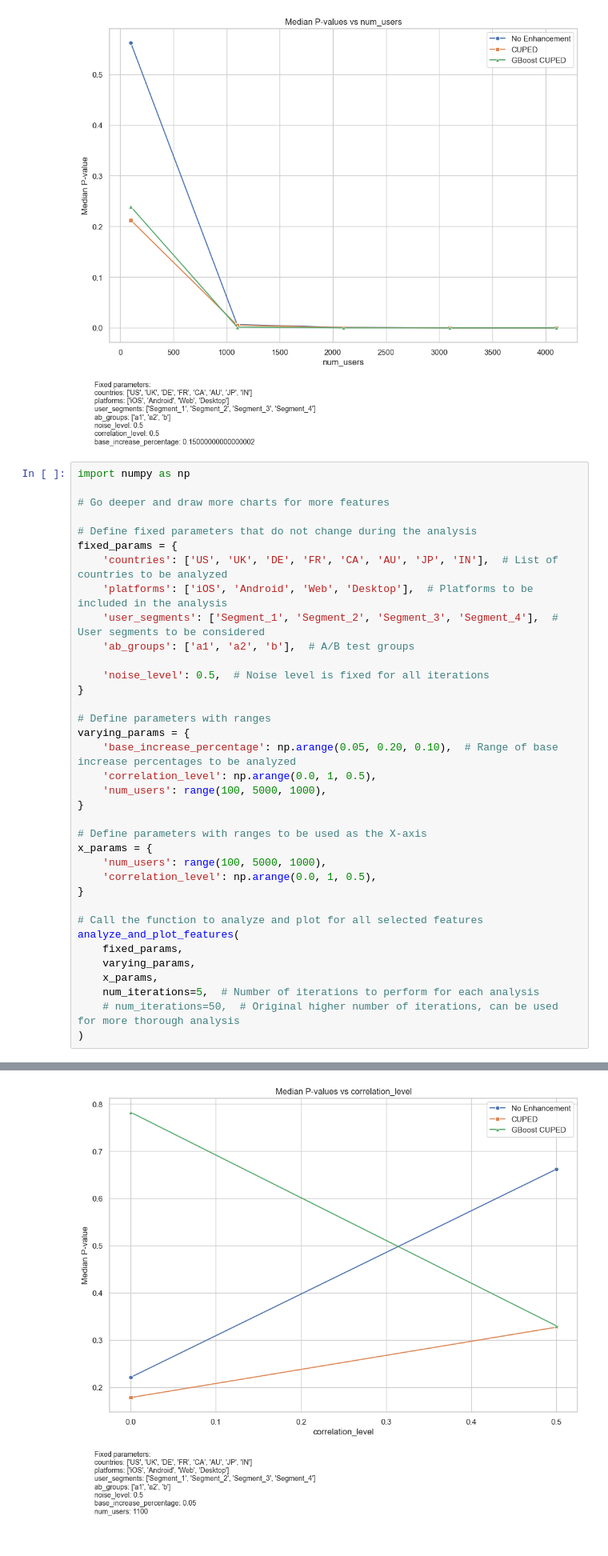
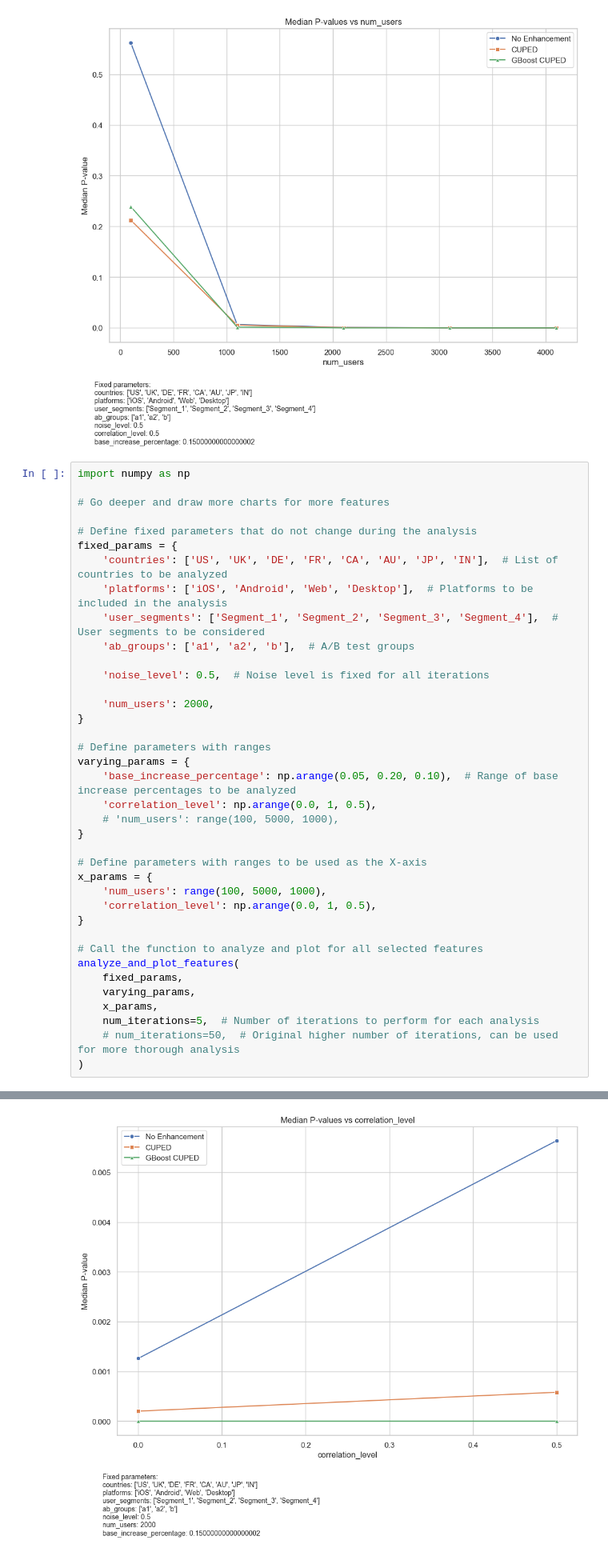
Before and after one commit to dmitry-brazhenko/ab-test-advanced-toolkit, a Jupyter notebook: examples/research.ipynb, the cells around one changed output, grey strips where cells are left out. Shown at 80% size. Saved outputs shown, nothing was run; the diff lists cells and outputs as text.

```diff
--- a/examples/research.ipynb
+++ b/examples/research.ipynb
@@ -54,13 +54,15 @@ fixed_params = {
     'ab_groups': ['a1', 'a2', 'b'],  # A/B test groups
 
     'noise_level': 0.5,  # Noise level is fixed for all iterations
+
+    'num_users': 2000,
 }
 
 # Define parameters with ranges
 varying_params = {
     'base_increase_percentage': np.arange(0.05, 0.20, 0.10),  # Range of base increase percentages to be analyzed
     'correlation_level': np.arange(0.0, 1, 0.5),
-    'num_users': range(100, 5000, 1000),
+    # 'num_users': range(100, 5000, 1000),
 }
 
 # Define parameters with ranges to be used as the X-axis
@@ -91,2 +93,2 @@ INFO:experiment_analysis.experiment_analysis:Analyzing feature 'correlation_leve
 INFO:experiment_analysis.experiment_analysis:Analyzing feature 'correlation_level' with fixed params: {'countries': ['US', 'UK', 'DE', 'FR', 'CA', 'AU', 'JP', 'IN'], 'platforms': ['iOS', 'Android', 'W ...
-[figure, old version]
+[figure, new version]
```
Also changed, not shown: parts of 1 cell of this notebook, 1 other file.
